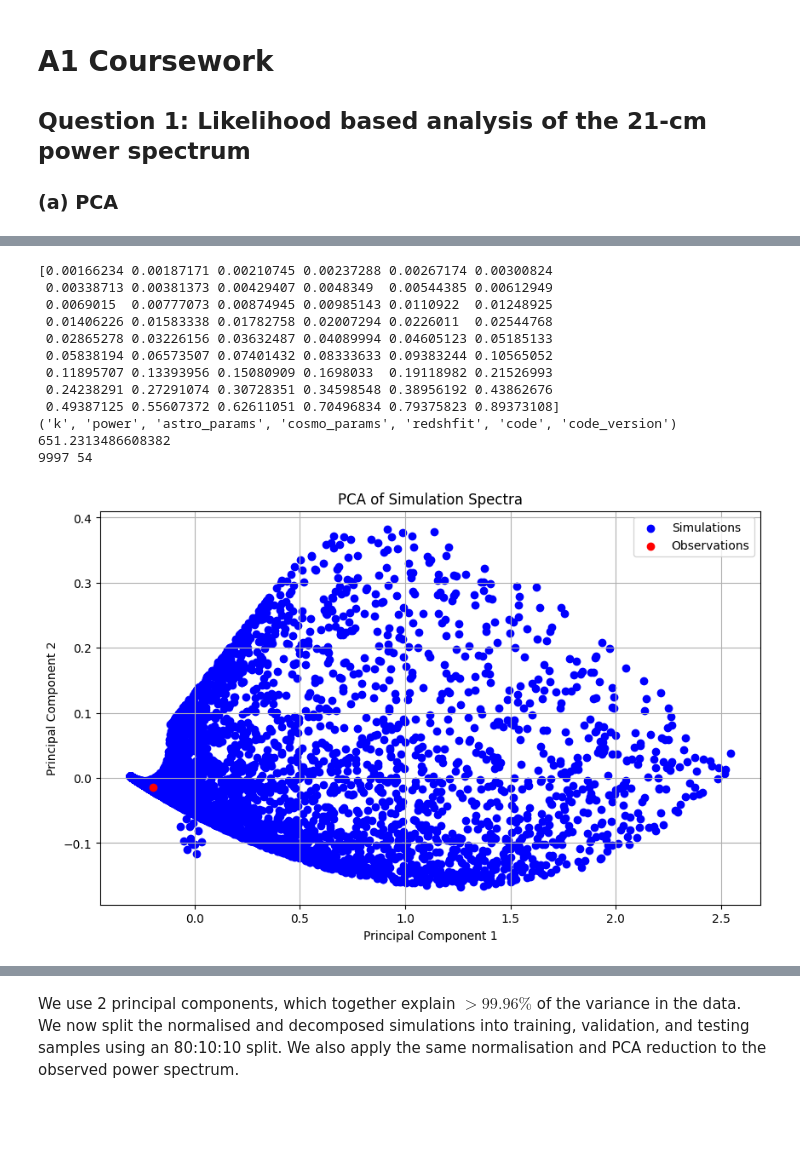
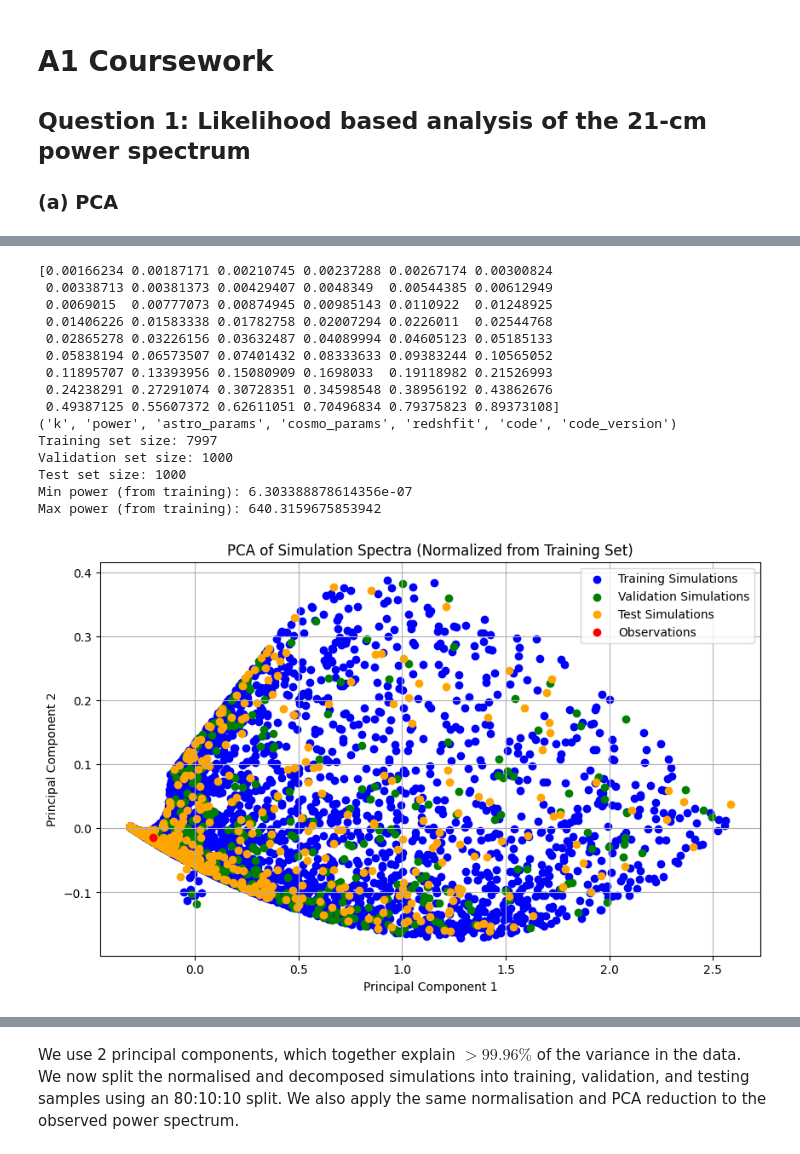
Before and after one commit to AlexBM173/apb86_A1, a Jupyter notebook: draft.ipynb, the cells around one changed output, grey strips where cells are left out. Cells and saved outputs as stored; diff of their text form; code cells hidden in the pictures; blank space fills up the shorter version.

```diff
--- a/draft.ipynb
+++ b/draft.ipynb
@@ -51,50 +53,84 @@ code_version = simulations.code_version
 print(observations_ks)
 print(("k", "power", "astro_params", "cosmo_params", "redshfit", "code", "code_version"))
 
-normalized_spectra, normalization_stats = normalize_spectra(spectra)
+# Split the data BEFORE normalization into training, validation, and test sets with 80-10-10 split
+splits = split_training_data(
+    params,
+    spectra,
+    train_fraction=0.8,
+    val_fraction=0.1,
+    test_fraction=0.1,
+    random_state=42,
+)
+spectra_train = splits.y_train
+spectra_val = splits.y_val
+spectra_test = splits.y_test
+params_train = splits.x_train
+params_val = splits.x_val
+params_test = splits.x_test
+
+print(f"Training set size: {spectra_train.shape[0]}")
+print(f"Validation set size: {spectra_val.shape[0]}")
+print(f"Test set size: {spectra_test.shape[0]}")
+
+# Compute normalization statistics from training set only
+normalized_spectra_train, normalization_stats = normalize_spectra(spectra_train)
+# Apply the same normalization to validation and test sets
+normalized_spectra_val, _ = normalize_spectra(spectra_val, stats=normalization_stats)
+normalized_spectra_test, _ = normalize_spectra(spectra_test, stats=normalization_stats)
+
+# Normalize the observation spectrum using training set statistics
+normalized_observations_spectrum = normalize_observation(
+    observations_spectrum, normalization_stats
+)
+
 max_power = normalization_stats.max_power
 min_power = normalization_stats.min_power
-print(max_power)
+print(f"Min power (from training): {min_power}")
+print(f"Max power (from training): {max_power}")
 
-num_samples, num_features = normalized_spectra.shape
-print(num_samples, num_features)
-reshaped_spectra = normalized_spectra
-normalized_observations_spectrum = normalize_observation(
-    observations_spectrum, normalization_stats
- )
-
+# Fit PCA on normalized training spectra (combined with observation for projection space)
 pca_results = fit_pca_with_observation(
-    reshaped_spectra,
+    normalized_spectra_train,
     normalized_observations_spectrum,
     n_components=2,
- )
+)
 pca_2 = pca_results.pca_model
-pca_2_simulations_spectra_result = pca_results.simulation_components
 pca_2_observations_result = pca_results.observation_components
+pca_2_simulations_spectra_train = pca_results.simulation_components
+
+# Transform validation and test sets using the fitted PCA model
+pca_2_simulations_spectra_val = pca_2.transform(normalized_spectra_val)
+pca_2_simulations_spectra_test = pca_2.transform(normalized_spectra_test)
 
 plt.figure(figsize=(10, 6))
-plt.scatter(pca_2_simulations_spectra_result[:, 0], pca_2_simulations_spectra_result[:, 1], c='blue', label='Simulations')
+plt.scatter(pca_2_simulations_spectra_train[:, 0], pca_2_simulations_spectra_train[:, 1], c='blue', label='Training Simulations')
+plt.scatter(pca_2_simulations_spectra_val[:, 0], pca_2_simulations_spectra_val[:, 1], c='green', label='Validation Simulations')
+plt.scatter(pca_2_simulations_spectra_test[:, 0], pca_2_simulations_spectra_test[:, 1], c='orange', label='Test Simulations')
 plt.scatter(pca_2_observations_result[:, 0], pca_2_observations_result[:, 1], c='red', label='Observations')
 plt.xlabel('Principal Component 1')
 plt.ylabel('Principal Component 2')
-plt.title('PCA of Simulation Spectra')
+plt.title('PCA of Simulation Spectra (Normalized from Training Set)')
 plt.legend()
 plt.grid()
 plt.show()
 # %% [output]
 [0.00166234 0.00187171 0.00210745 0.00237288 0.00267174 0.00300824
  0.00338713 0.00381373 0.00429407 0.0048349  0.00544385 0.00612949
  0.0069015  0.00777073 0.00874945 0.00985143 0.0110922  0.01248925
  0.01406226 0.01583338 0.01782758 0.02007294 0.0226011  0.02544768
  0.02865278 0.03226156 0.03632487 0.04089994 0.04605123 0.05185133
  0.05838194 0.06573507 0.07401432 0.08333633 0.09383244 0.10565052
  0.11895707 0.13393956 0.15080909 0.1698033  0.19118982 0.21526993
  0.24238291 0.27291074 0.30728351 0.34598548 0.38956192 0.43862676
  0.49387125 0.55607372 0.62611051 0.70496834 0.79375823 0.89373108]
 ('k', 'power', 'astro_params', 'cosmo_params', 'redshfit', 'code', 'code_version')
-651.2313486608382
-9997 54
+Training set size: 7997
+Validation set size: 1000
+Test set size: 1000
+Min power (from training): 6.303388878614356e-07
+Max power (from training): 640.3159675853942
-[figure, old version]
+[figure, new version]
 # %%
 from sklearn.decomposition import PCA
 
```
Also changed, not shown: parts of 6 cells of this notebook, 7 other files.
